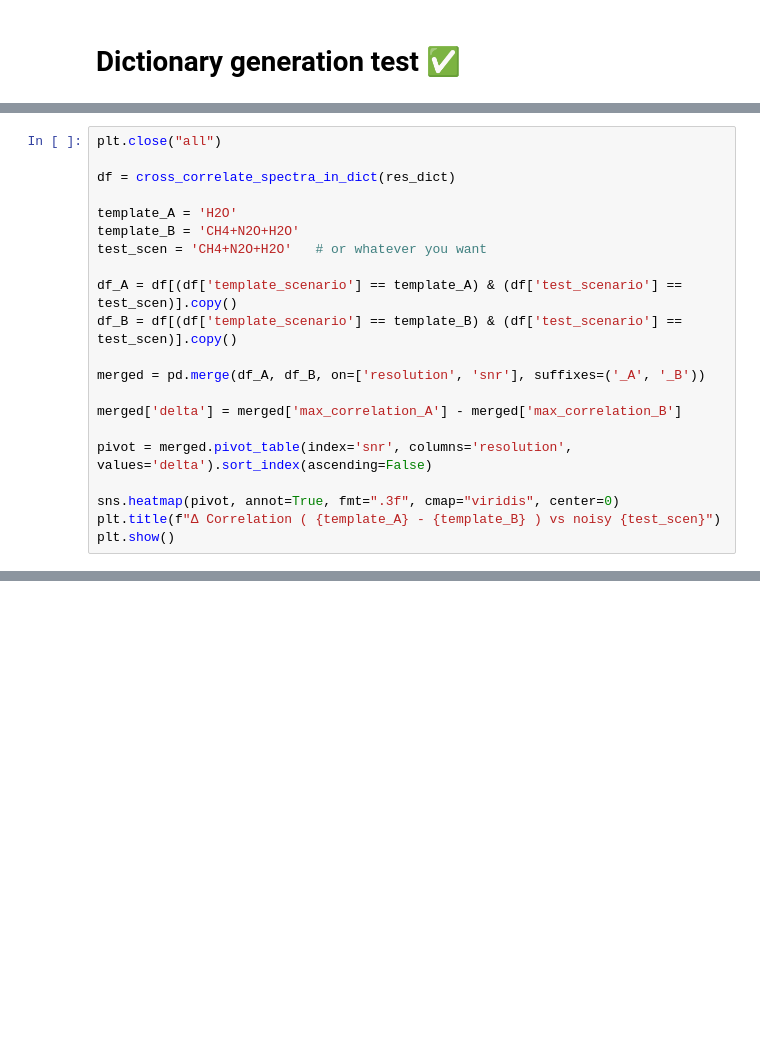
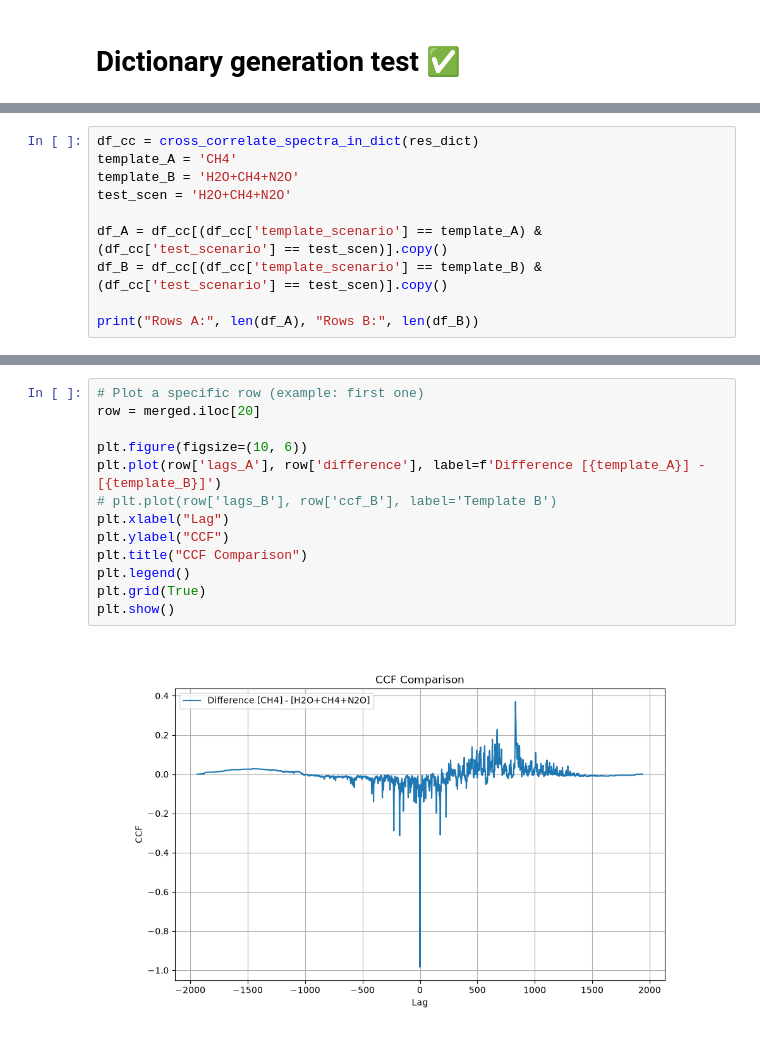
Before and after one commit to zanecollins/sgl_science_case, a Jupyter notebook: sgl_science_case/notebooks/reflectivity_model_cc_tests.ipynb, the cells around one changed output, grey strips where cells are left out. Cells and saved outputs as stored; diff of their text form; blank space fills up the shorter version.

Commit message:
debug: cross-correlation diff confidence metric working as expected now

```diff
--- a/sgl_science_case/notebooks/reflectivity_model_cc_tests.ipynb
+++ b/sgl_science_case/notebooks/reflectivity_model_cc_tests.ipynb
@@ -524,22 +557,11 @@ Transmission range: 0.350893 to 0.999997
 # %%
-plt.close("all")
+df_cc = cross_correlate_spectra_in_dict(res_dict)
+template_A = 'CH4'
+template_B = 'H2O+CH4+N2O'
+test_scen = 'H2O+CH4+N2O'
 
-df = cross_correlate_spectra_in_dict(res_dict)
+df_A = df_cc[(df_cc['template_scenario'] == template_A) & (df_cc['test_scenario'] == test_scen)].copy()
+df_B = df_cc[(df_cc['template_scenario'] == template_B) & (df_cc['test_scenario'] == test_scen)].copy()
 
-template_A = 'H2O'
-template_B = 'CH4+N2O+H2O'
-test_scen = 'CH4+N2O+H2O'   # or whatever you want
-
-df_A = df[(df['template_scenario'] == template_A) & (df['test_scenario'] == test_scen)].copy()
-df_B = df[(df['template_scenario'] == template_B) & (df['test_scenario'] == test_scen)].copy()
-
-merged = pd.merge(df_A, df_B, on=['resolution', 'snr'], suffixes=('_A', '_B'))
-
-merged['delta'] = merged['max_correlation_A'] - merged['max_correlation_B']
-
-pivot = merged.pivot_table(index='snr', columns='resolution', values='delta').sort_index(ascending=False)
-
-sns.heatmap(pivot, annot=True, fmt=".3f", cmap="viridis", center=0)
-plt.title(f"Δ Correlation ( {template_A} - {template_B} ) vs noisy {test_scen}")
-plt.show()
+print("Rows A:", len(df_A), "Rows B:", len(df_B))
 # %% [output]
@@ -547,0 +613,15 @@ Generated 100 cross-correlation records
+# %%
+# Plot a specific row (example: first one)
+row = merged.iloc[20]
+
+plt.figure(figsize=(10, 6))
+plt.plot(row['lags_A'], row['difference'], label=f'Difference [{template_A}] - [{template_B}]')
+# plt.plot(row['lags_B'], row['ccf_B'], label='Template B')
+plt.xlabel("Lag")
+plt.ylabel("CCF")
+plt.title("CCF Comparison")
+plt.legend()
+plt.grid(True)
+plt.show()
+# %% [output]
+[figure, added]
```
Also changed, not shown: parts of 15 cells of this notebook, 3 other files.
